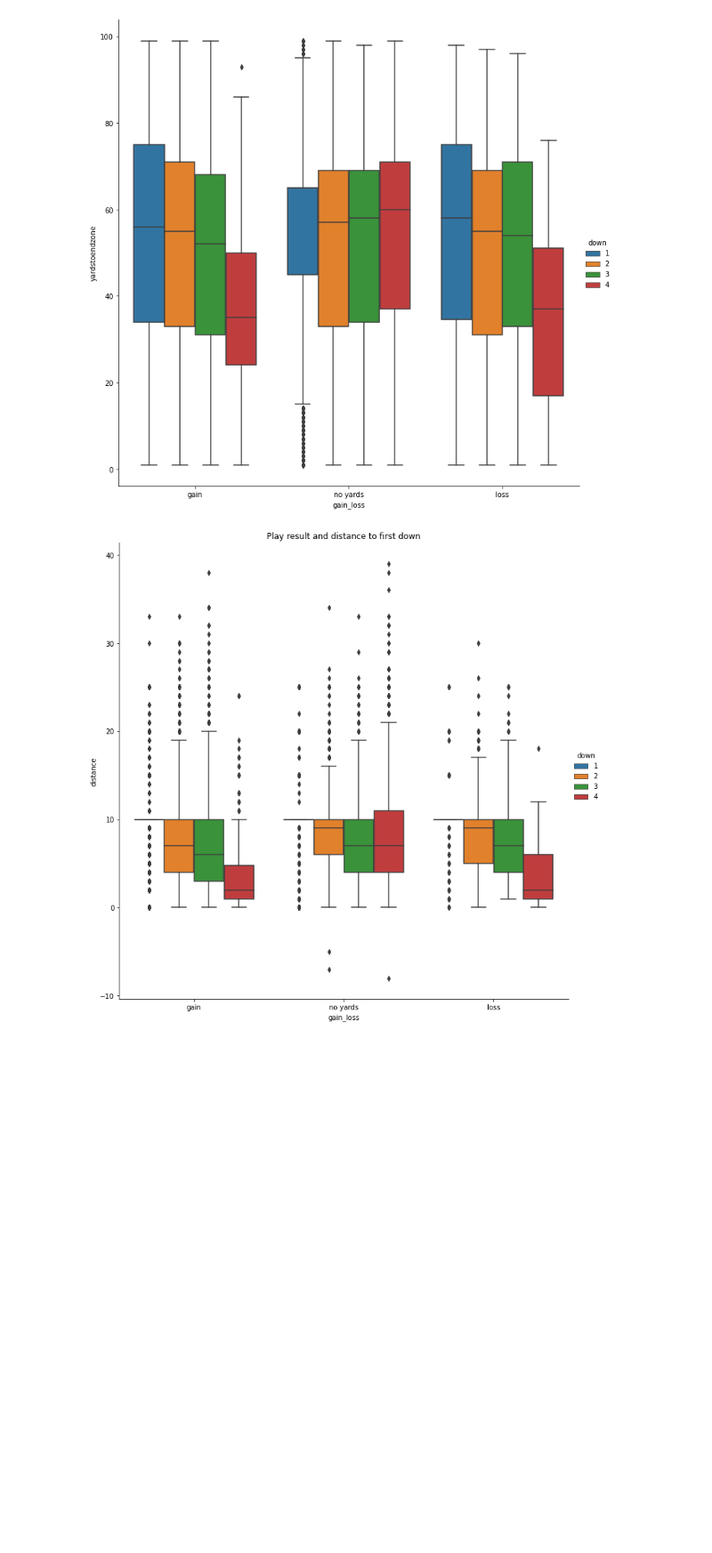
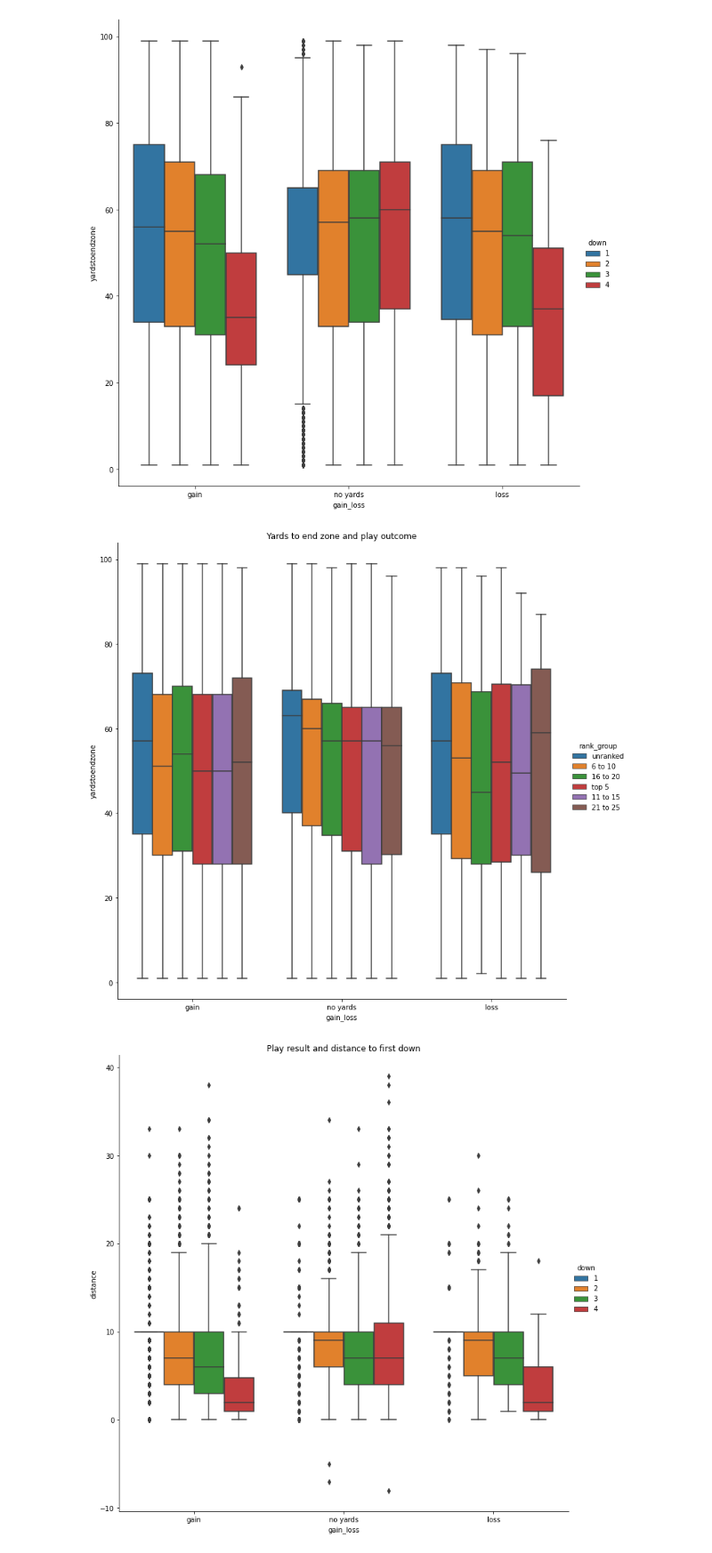
Before and after one commit to regsaleeby/Projects, a Jupyter notebook: Predicting Scores and Yards/EDA.ipynb, the cells around one changed output. Shown at 89% size. Cells and saved outputs as stored; diff of their text form; code cells hidden in the pictures; blank space fills up the shorter version.

```diff
--- a/Predicting Scores and Yards/EDA.ipynb
+++ b/Predicting Scores and Yards/EDA.ipynb
@@ -370,6 +370,12 @@ sns.catplot(x="gain_loss", y="yardstoendzone", hue="down",
             kind="box", dodge=True, data=pbp, height=10);
 # %% [output]
 [figure]
+# %%
+sns.catplot(x='gain_loss', y='yardstoendzone', hue='rank_group',
+             kind="box", dodge=True, data=pbp, height=10)
+plt.title('Yards to end zone and play outcome');
+# %% [output]
+[figure, added]
 # %%
 #gain loss by distance to first down
 sns.catplot(x="gain_loss", y="distance", hue="down",
```
Also changed, not shown: parts of 2 cells of this notebook.
